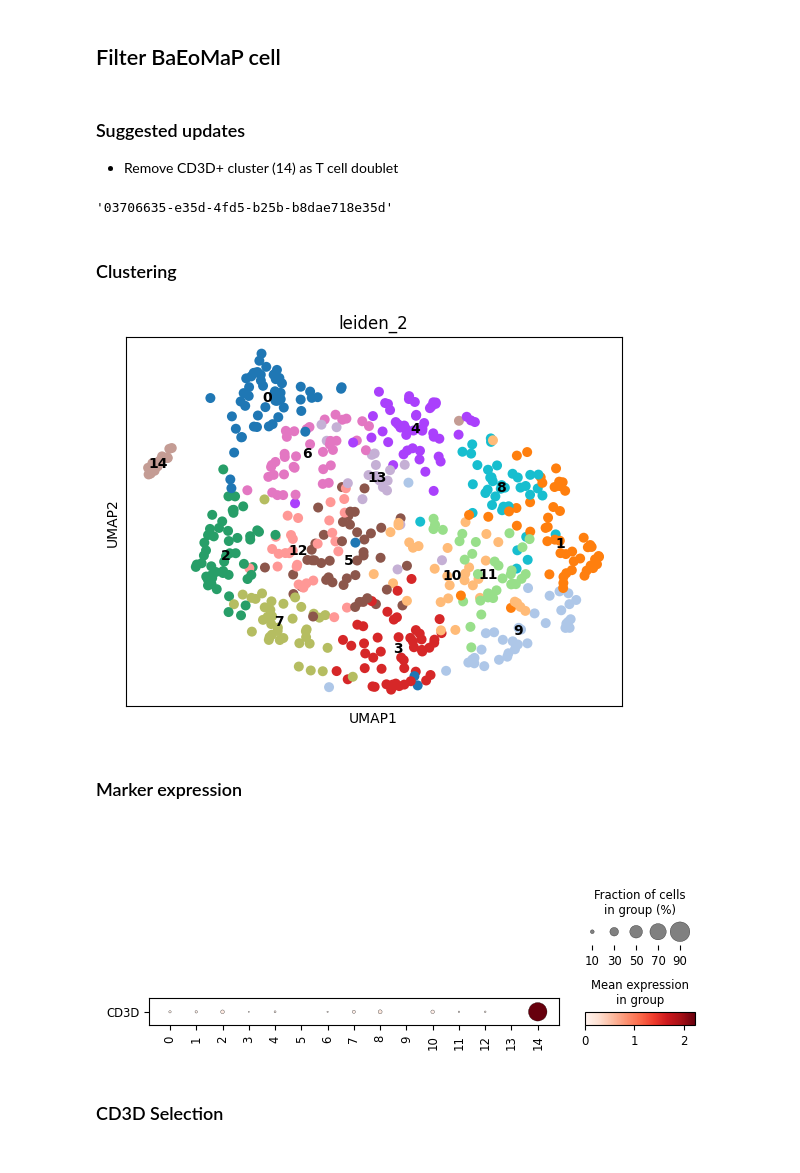
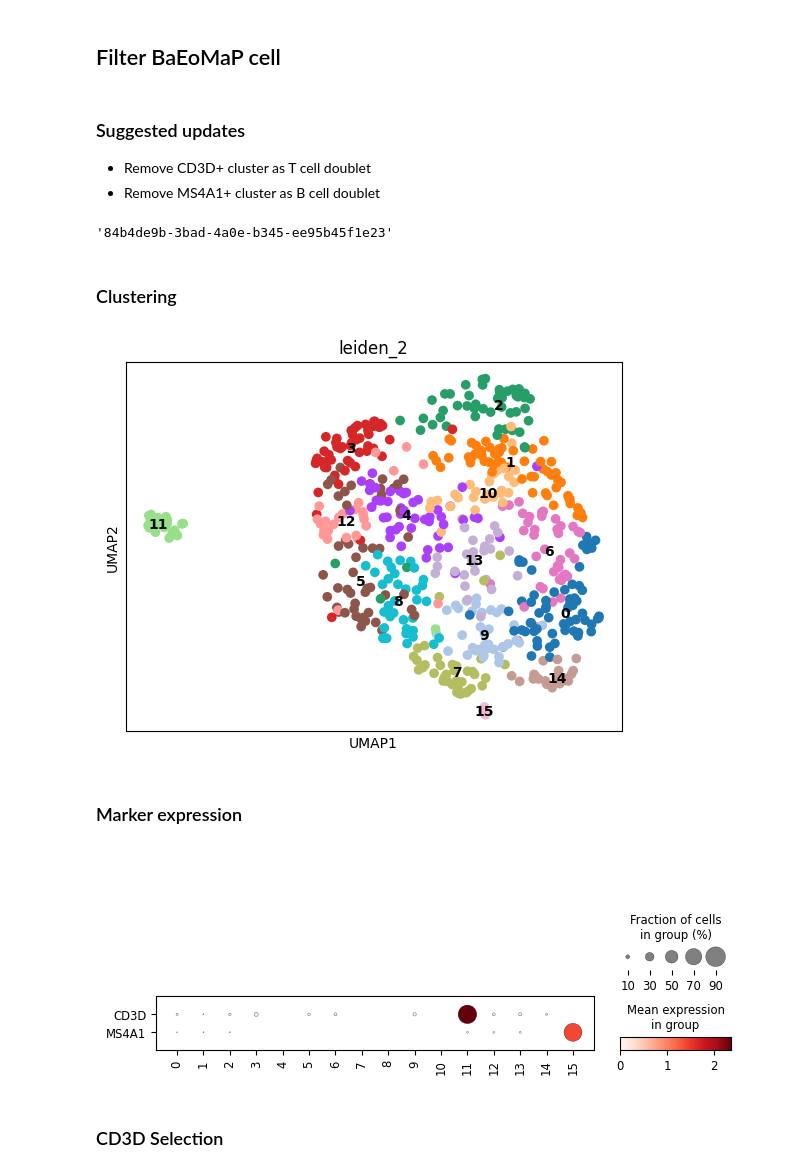
Before and after one commit to aifimmunology/sound-life-scrna-analysis, a Jupyter notebook: scrna-seq_analysis/02-reference_labeling/12g-Python_filter_L3_other_data.ipynb, the cells around one changed output. Saved outputs shown, nothing was run; the diff lists cells and outputs as text; code cells hidden in the pictures.

```diff
--- a/scrna-seq_analysis/02-reference_labeling/12g-Python_filter_L3_other_data.ipynb
+++ b/scrna-seq_analysis/02-reference_labeling/12g-Python_filter_L3_other_data.ipynb
@@ -267,7 +267,7 @@ hierarchy_df = read_csv_uuid(hierarchy_uuid)
 # %% [markdown]
 ## Identify files for use in HISE
 # %%
-search_id = 'calcium-krypton-hydrogen'
+search_id = 'germanium-einsteinium-indium'
 # %% [markdown]
 Retrieve files stored in our HISE project store
 # %%
@@ -287,14 +287,15 @@ search_df['AIFI_L3'].tolist()
 ## Filter BaEoMaP cell
 # %% [markdown]
 ### Suggested updates
-- Remove CD3D+ cluster (14) as T cell doublet
+- Remove CD3D+ cluster as T cell doublet
+- Remove MS4A1+ cluster as B cell doublet
 # %%
 cell_type = 'BaEoMaP cell'
 type_uuid = search_df['id'].loc[search_df['AIFI_L3'] == cell_type].tolist()[0]
 # %%
 type_uuid
 # %% [output]
-'03706635-e35d-4fd5-b25b-b8dae718e35d'
+'84b4de9b-3bad-4a0e-b345-ee95b45f1e23'
 # %%
 adata = read_adata_uuid(type_uuid)
 adata.obs['predicted_AIFI_L3'] = adata.obs['AIFI_L3']
@@ -304,13 +305,13 @@ total_cells = adata.shape[0]
 # %%
 sc.pl.umap(adata, color = 'leiden_2', legend_loc = 'on data')
 # %% [output]
-[figure, old version]
+[figure, new version]
 # %% [markdown]
 ### Marker expression
 # %%
-sc.pl.dotplot(adata, groupby = 'leiden_2', var_names = ['CD3D'], swap_axes = True)
+sc.pl.dotplot(adata, groupby = 'leiden_2', var_names = ['CD3D','MS4A1'], swap_axes = True)
 # %% [output]
-[figure, old version]
+[figure, new version]
 # %% [markdown]
 ### CD3D Selection
 # %% [markdown]
```
Also changed, not shown: parts of 33 cells of this notebook.
